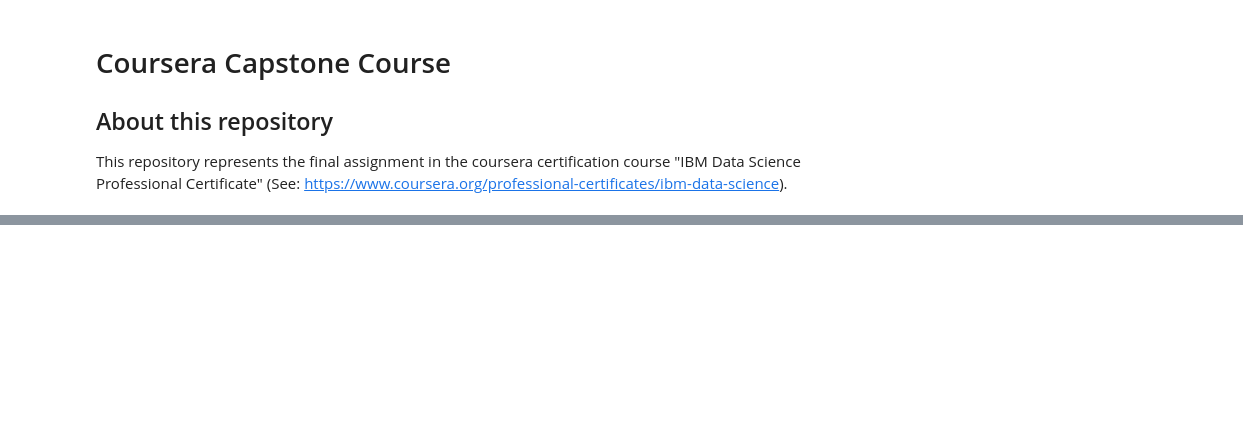
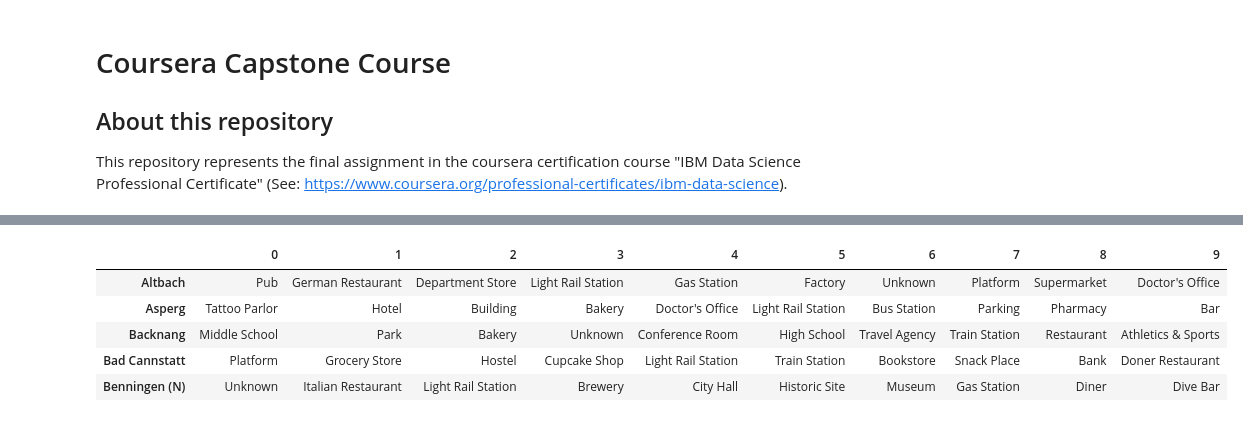
Before and after one commit to meisto/Coursera_Capstone, a Jupyter notebook: IBM_Data_Science_Capstone_Project.ipynb, the cells around one changed output, grey strips where cells are left out. Saved outputs shown, nothing was run; the diff lists cells and outputs as text; code cells hidden in the pictures; blank space fills up the shorter version.

```diff
--- a/IBM_Data_Science_Capstone_Project.ipynb
+++ b/IBM_Data_Science_Capstone_Project.ipynb
@@ -116,0 +38,7 @@ map
+# %%
+# Correct data types
+cols = ["name", "place", "district", "type of transport", "lines"]
+for c in cols:
+    df_stations[c] = df_stations[c].astype("string")
+
+df_stations.info()
@@ -116,0 +60,6 @@ map
+# %%
+# Correct data types
+cols = ["station name", "venue id", "venue name", "venue address", "venue categories"]
+for c in cols: df_venues[c] = df_venues[c].astype("string")
+
+df_venues.info()
@@ -116,0 +174,15 @@ map
+# %%
+tmp = df_venue_categories.T
+df_top_per_stat = pd.DataFrame()
+for c in tmp.columns:
+    df_top_per_stat[c] = tmp[c].sort_values(ascending = False).index
+
+df_top_per_stat = df_top_per_stat.head(10).T
+df_top_per_stat.head()
+# %% [output]
+|  | 0 | 1 | 2 | 3 | 4 | 5 | 6 | 7 | 8 | 9 |
+| Altbach | Pub | German Restaurant | Department Store | Light Rail Station | Gas Station | Factory | Unknown | Platform | Supermarket | Doctor's Office |
+| Asperg | Tattoo Parlor | Hotel | Building | Bakery | Doctor's Office | Light Rail Station | Bus Station | Parking | Pharmacy | Bar |
+| Backnang | Middle School | Park | Bakery | Unknown | Conference Room | High School | Travel Agency | Train Station | Restaurant | Athletics & Sports |
+| Bad Cannstatt | Platform | Grocery Store | Hostel | Cupcake Shop | Light Rail Station | Train Station | Bookstore | Snack Place | Bank | Doner Restaurant |
+| Benningen (N) | Unknown | Italian Restaurant | Light Rail Station | Brewery | City Hall | Historic Site | Museum | Gas Station | Diner | Dive Bar |
```
Also changed, not shown: parts of 50 cells of this notebook.
